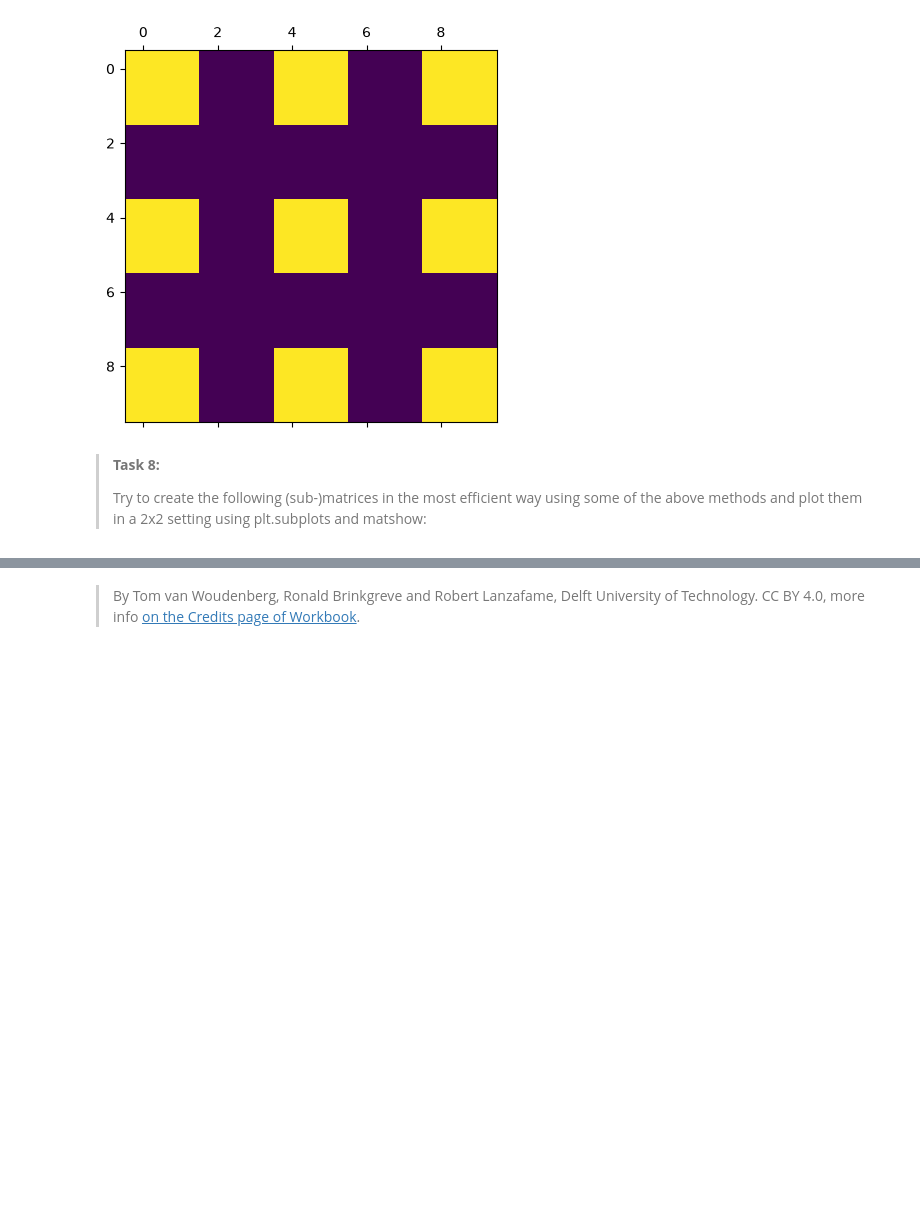
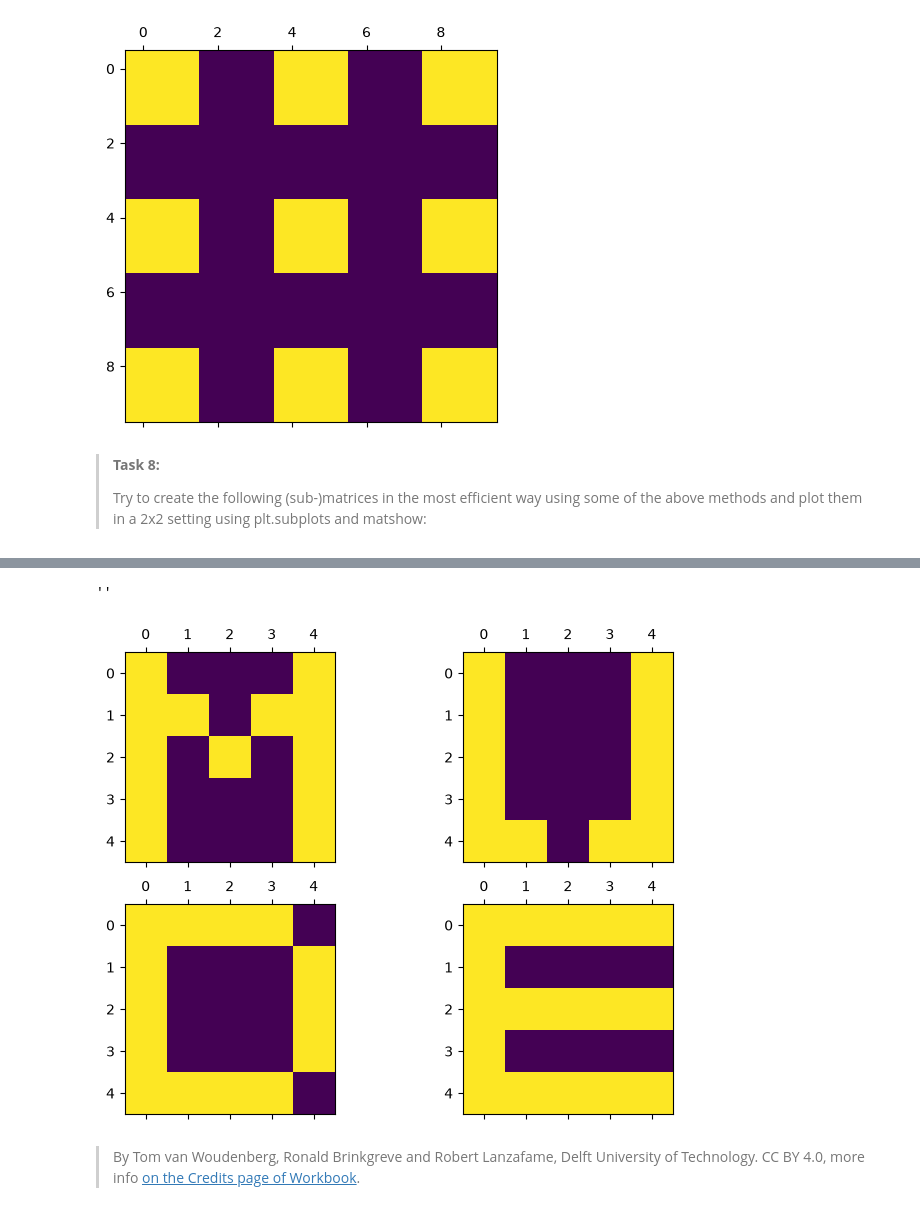
Before and after one commit to Tpenning05/PA1.2, a Jupyter notebook: 6_filling_matrix.ipynb, the cells around one changed output, grey strips where cells are left out. Cells and saved outputs as stored; diff of their text form; code cells hidden in the pictures; blank space fills up the shorter version.

```diff
--- a/6_filling_matrix.ipynb
+++ b/6_filling_matrix.ipynb
@@ -131,2 +129,29 @@ YOUR CODE HERE
+# %%
+fig, ax = plt.subplots(2, 2, figsize=(8, 6))
+A1 = np.zeros((5,5))
+A1[:, [0,4]] = 1
+A1[1, [1,3]] = 1
+A1[2,2] = 1
+
+A2 = np.zeros((5,5))
+A2[:, [0,4]] = 1
+A2[4, [1,3]] = 1
+
+A3 = np.zeros((5,5))
+A3[[0,4], 0:4] = 1
+A3[1:4, [0,4]] = 1
+
+A4 = np.zeros((5,5))
+A4[::2] = 1
+A4[[1,3], 0] = 1
+
+ax[0, 0].matshow(A1)
+ax[0, 1].matshow(A2)
+ax[1, 0].matshow(A3)
+ax[1, 1].matshow(A4)
+;
+# %% [output]
+''
+[figure, added]
 # %% [markdown]
 > By Tom van Woudenberg, Ronald Brinkgreve and Robert Lanzafame, Delft University of Technology. CC BY 4.0, more info [on the Credits page of Workbook](https://mude.citg.tudelft.nl/workbook-2025/credits.html).
```
Also changed, not shown: parts of 1 cell of this notebook.
